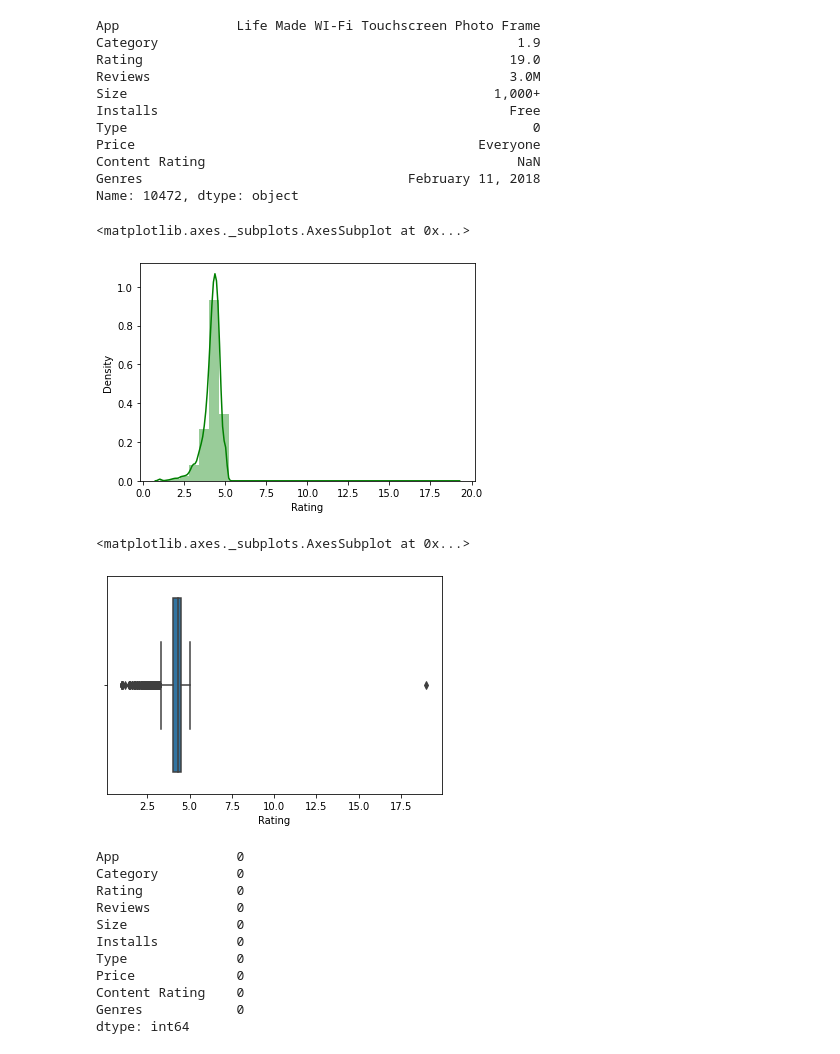
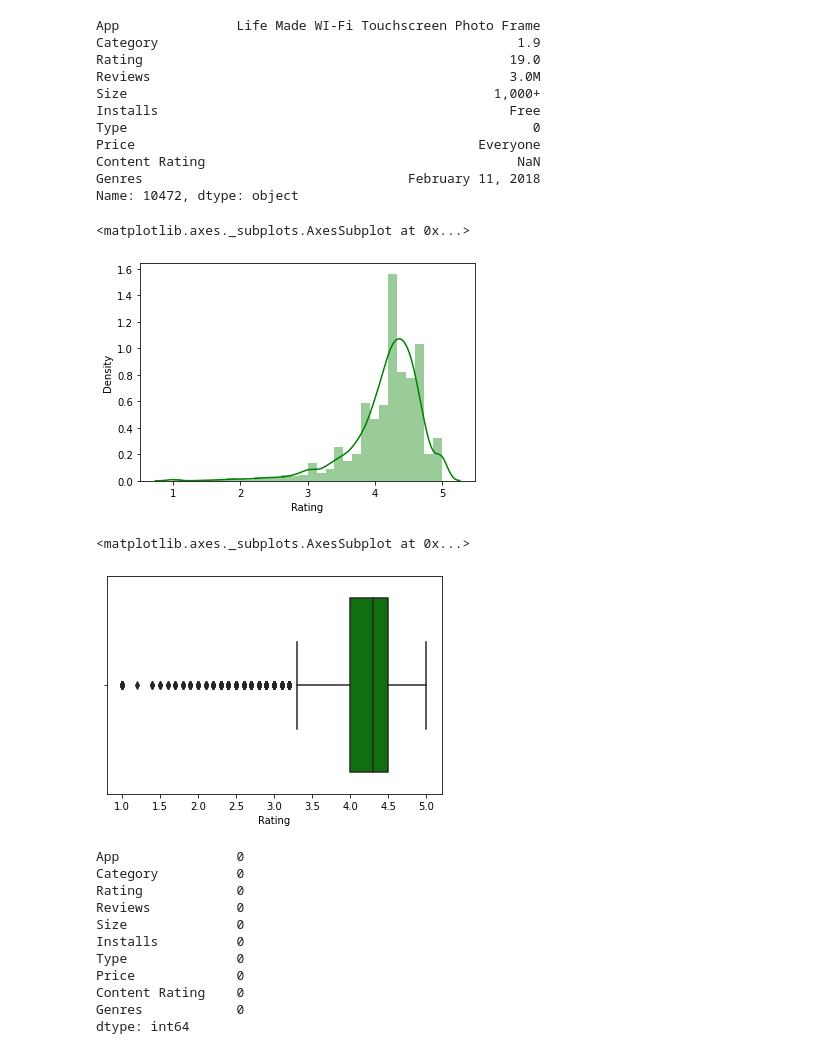
Before and after one commit to MijulSaxena/EDA-project-on-Gooogle-playstore., a Jupyter notebook: Copy_of_Play_Store_App_Review_Analysis_Capstone_Project_by_Mijul_Saxena.ipynb, the cells around one changed output. Drawn from its saved outputs; the diff is of its cells as text; code cells hidden in the pictures.

```diff
--- a/Copy_of_Play_Store_App_Review_Analysis_Capstone_Project_by_Mijul_Saxena.ipynb
+++ b/Copy_of_Play_Store_App_Review_Analysis_Capstone_Project_by_Mijul_Saxena.ipynb
@@ -170,20 +175,19 @@ Content Rating                                        NaN
 Genres                                  February 11, 2018
 Name: 10472, dtype: object
 # %%
-# Since there is only one missing value in Content Rating and Type column also 10472 :
-play_store_data["Type"].fillna( method ='ffill', inplace = True)
-play_store_data["Content Rating"].fillna( method ='ffill', inplace = True)
+# Since there is only one missing value in Content Rating and Type column. According to my observation it is best to drop them :
+play_store_data.dropna(subset = ['Content Rating', 'Type'], inplace=True)
 # %%
 # checking for outliers
 sns.distplot(play_store_data['Rating'],color='green',bins=30)
 # %% [output]
 <matplotlib.axes._subplots.AxesSubplot at 0x...>
-[figure, old version]
+[figure, new version]
 # %%
-sns.boxplot(x='Rating', data = play_store_data)
+sns.boxplot(x='Rating', color = 'green', data = play_store_data)
 # %% [output]
 <matplotlib.axes._subplots.AxesSubplot at 0x...>
-[figure, old version]
+[figure, new version]
 # %%
 # filling the null values with mode in rating column
 mode_of_ratings = play_store_data['Rating'].mode()
```
Also changed, not shown: parts of 8 cells of this notebook.
